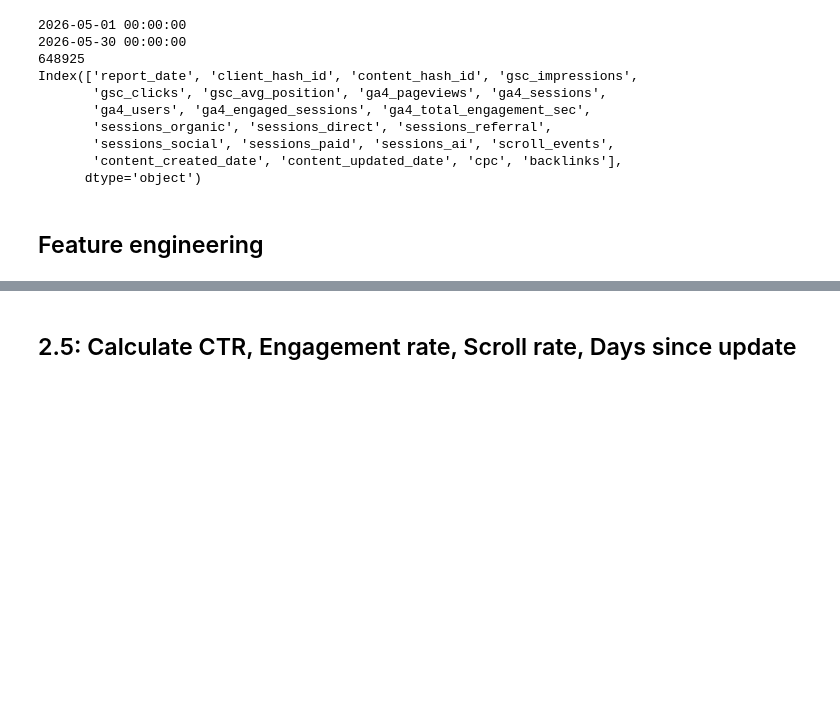
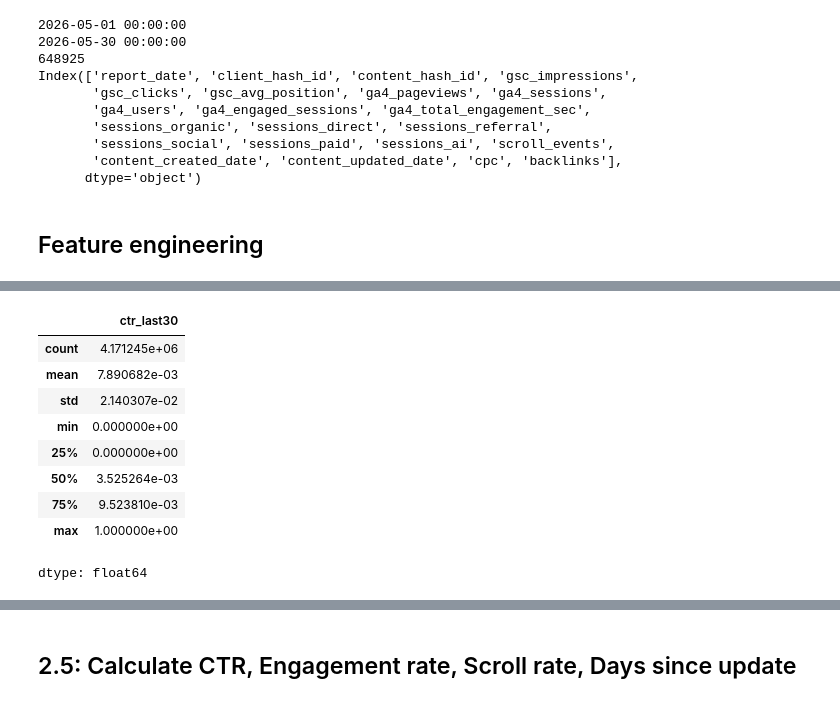
Before and after one commit to MuhammadFaizan0023/FlyRank_ML_internship_repo, a Jupyter notebook: work/notebooks/w04_baseline_score.ipynb, the cells around one changed output, grey strips where cells are left out. Saved outputs shown, nothing was run; the diff lists cells and outputs as text; code cells hidden in the pictures; blank space fills up the shorter version.

```diff
--- a/work/notebooks/w04_baseline_score.ipynb
+++ b/work/notebooks/w04_baseline_score.ipynb
@@ -503,0 +589,13 @@ features_column.tail(10)
+# %%
+features_column["ctr_last30"].describe()
+# %% [output]
+|  | ctr_last30 |
+| count | 4.171245e+06 |
+| mean | 7.890682e-03 |
+| std | 2.140307e-02 |
+| min | 0.000000e+00 |
+| 25% | 0.000000e+00 |
+| 50% | 3.525264e-03 |
+| 75% | 9.523810e-03 |
+| max | 1.000000e+00 |
+dtype: float64
```
Also changed, not shown: parts of 24 cells of this notebook.
